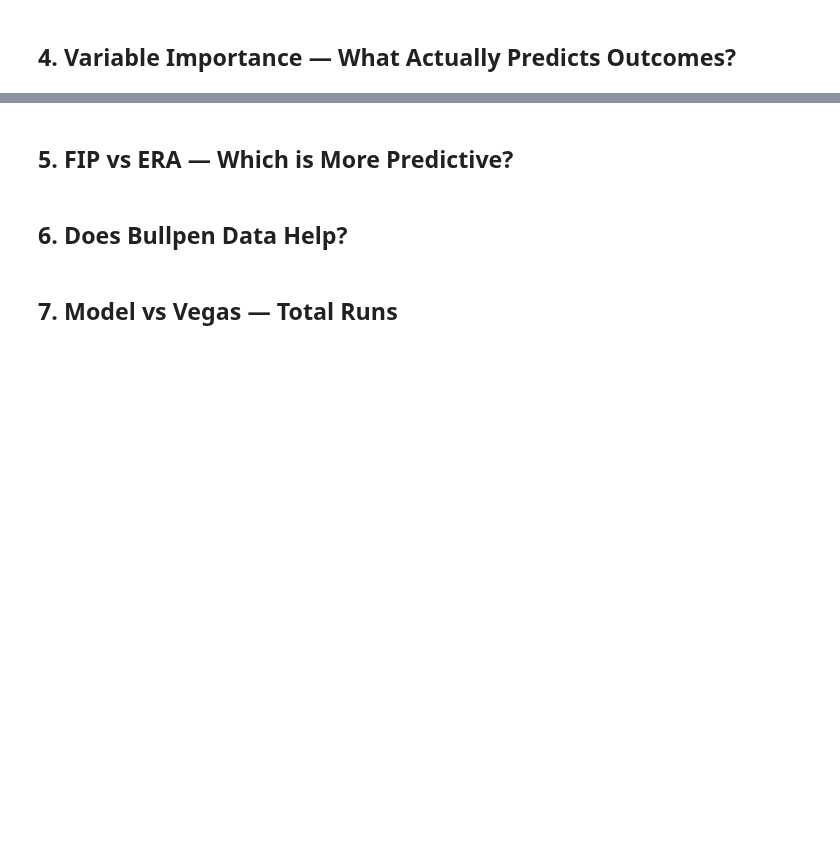
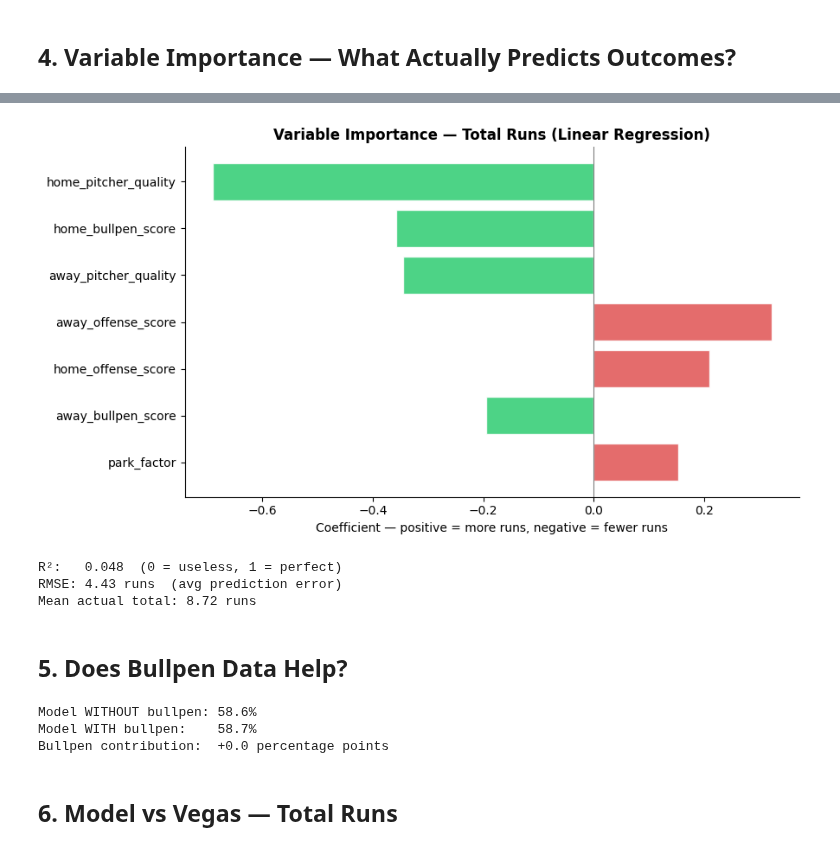
Before and after one commit to speiser11/NCAAB-LS-Model, a Jupyter notebook: scripts/analyze_mlb_backtest.ipynb, the cells around one changed output, grey strips where cells are left out. Drawn from its saved outputs; the diff is of its cells as text; code cells hidden in the pictures; blank space fills up the shorter version.

```diff
--- a/scripts/analyze_mlb_backtest.ipynb
+++ b/scripts/analyze_mlb_backtest.ipynb
@@ -181,33 +267,37 @@ print(f'Baseline (always predict home wins): {y.mean():.1%}')
 # %%
 # Total runs: which inputs predict actual run total?
 total_data = df[features + ['actual_total']].dropna().copy()
 
 X_t = total_data[features]
 y_t = total_data['actual_total']
 
-X_t_scaled = scaler.fit_transform(X_t)
+scaler_t = StandardScaler()
+X_t_scaled = scaler_t.fit_transform(X_t)
 lin = LinearRegression()
 lin.fit(X_t_scaled, y_t)
 
 coef_total = pd.DataFrame({
     'feature':     features,
     'coefficient': lin.coef_,
     'abs_coef':    np.abs(lin.coef_)
 }).sort_values('abs_coef', ascending=True)
 
 fig, ax = plt.subplots(figsize=(9, 5))
 colors = ['#e05252' if c > 0 else '#2ecc71' for c in coef_total['coefficient']]
 ax.barh(coef_total['feature'], coef_total['coefficient'], color=colors, alpha=0.85, edgecolor='white')
 ax.axvline(0, color='gray', linewidth=0.8)
 ax.set_title('Variable Importance — Total Runs (Linear Regression)', fontweight='bold')
 ax.set_xlabel('Coefficient — positive = more runs, negative = fewer runs')
 plt.tight_layout()
 plt.savefig('variable_importance_total.png', dpi=150, bbox_inches='tight')
 plt.show()
 
 residuals = y_t - lin.predict(X_t_scaled)
-print(f'R²:   {lin.score(X_t_scaled, y_t):.3f}')
-print(f'RMSE: {np.sqrt((residuals**2).mean()):.2f} runs')
+print(f'R²:   {lin.score(X_t_scaled, y_t):.3f}  (0 = useless, 1 = perfect)')
+print(f'RMSE: {np.sqrt((residuals**2).mean()):.2f} runs  (avg prediction error)')
 print(f'Mean actual total: {y_t.mean():.2f} runs')
+# %% [output]
+[figure, added]
+R²:   0.048  (0 = useless, 1 = perfect)
+RMSE: 4.43 runs  (avg prediction error)
+Mean actual total: 8.72 runs
-# %% [markdown]
-## 5. FIP vs ERA — Which is More Predictive?
@@ -250,5 +304,5 @@ print(f'FIP games with data: {comp["home_fip"].notna().sum():,}/{len(comp):,}')
 # %% [markdown]
-## 6. Does Bullpen Data Help?
+## 5. Does Bullpen Data Help?
 # %%
 import math
 
@@ -268,17 +322,19 @@ def win_prob_no_bp(row):
 bp_data = df[features + ['actual_winner','ml_correct']].dropna().copy()
 bp_data['actual_home'] = (bp_data['actual_winner'] == 'home').astype(int)
 bp_data['pred_no_bp']  = (bp_data.apply(win_prob_no_bp, axis=1) >= 0.5).astype(int)
-bp_data['pred_with_bp']= (bp_data['ml_correct'].astype(int))
 
-# Actually compare: model with bp vs model without bp
 no_bp_acc   = accuracy_score(bp_data['actual_home'], bp_data['pred_no_bp'])
 with_bp_acc = bp_data['ml_correct'].mean()
 
 print(f'Model WITHOUT bullpen: {no_bp_acc:.1%}')
 print(f'Model WITH bullpen:    {with_bp_acc:.1%}')
 print(f'Bullpen contribution:  {(with_bp_acc - no_bp_acc)*100:+.1f} percentage points')
+# %% [output]
+Model WITHOUT bullpen: 58.6%
+Model WITH bullpen:    58.7%
+Bullpen contribution:  +0.0 percentage points
 # %% [markdown]
-## 7. Model vs Vegas — Total Runs
+## 6. Model vs Vegas — Total Runs
 # %%
 tv = odds[odds['total_ou_result'].isin(['over','under'])].copy()
 tv['total_correct'] = (tv['model_total_dir'] == tv['total_ou_result']).astype(int)
```
Also changed, not shown: parts of 14 cells of this notebook, 6 other files.
